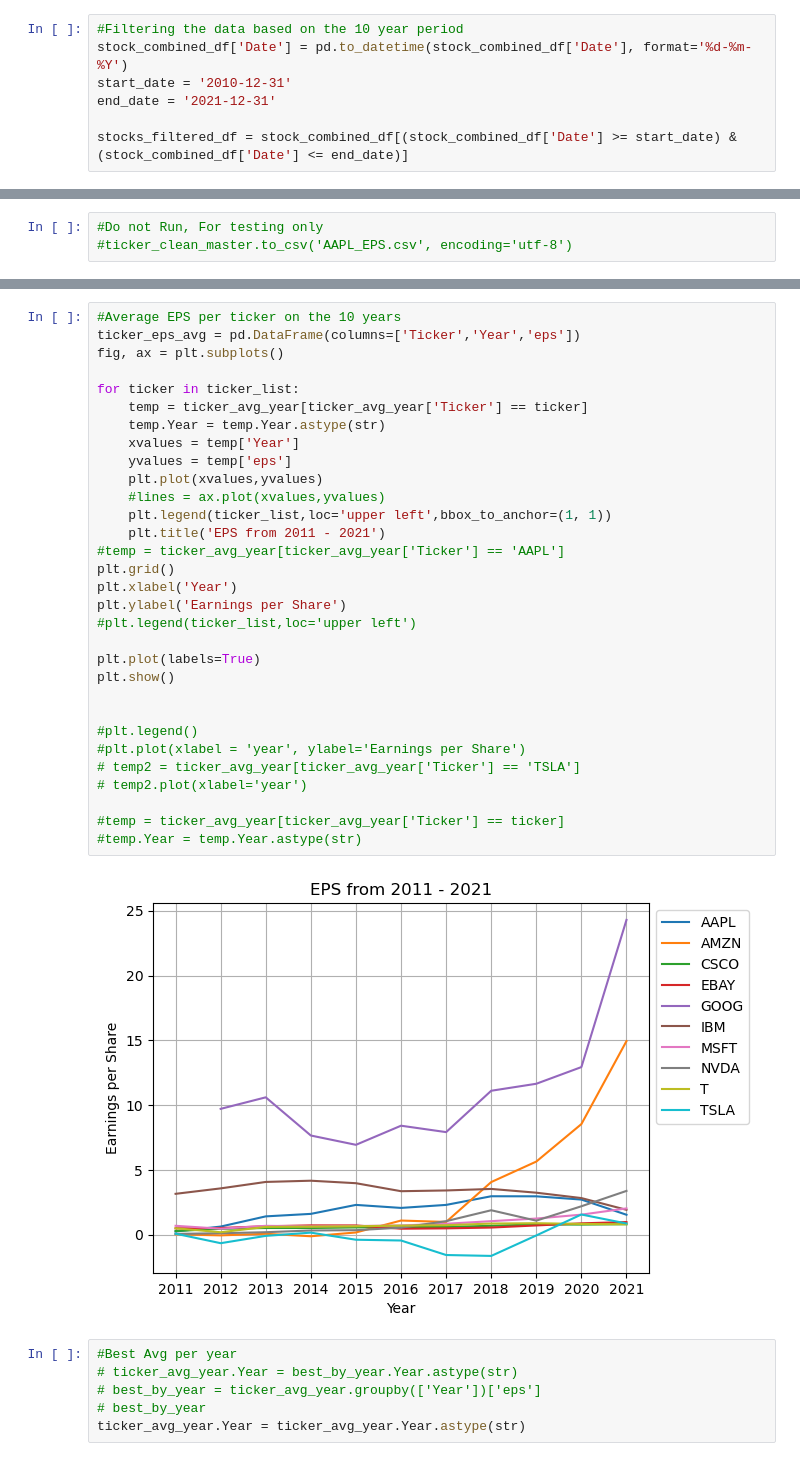
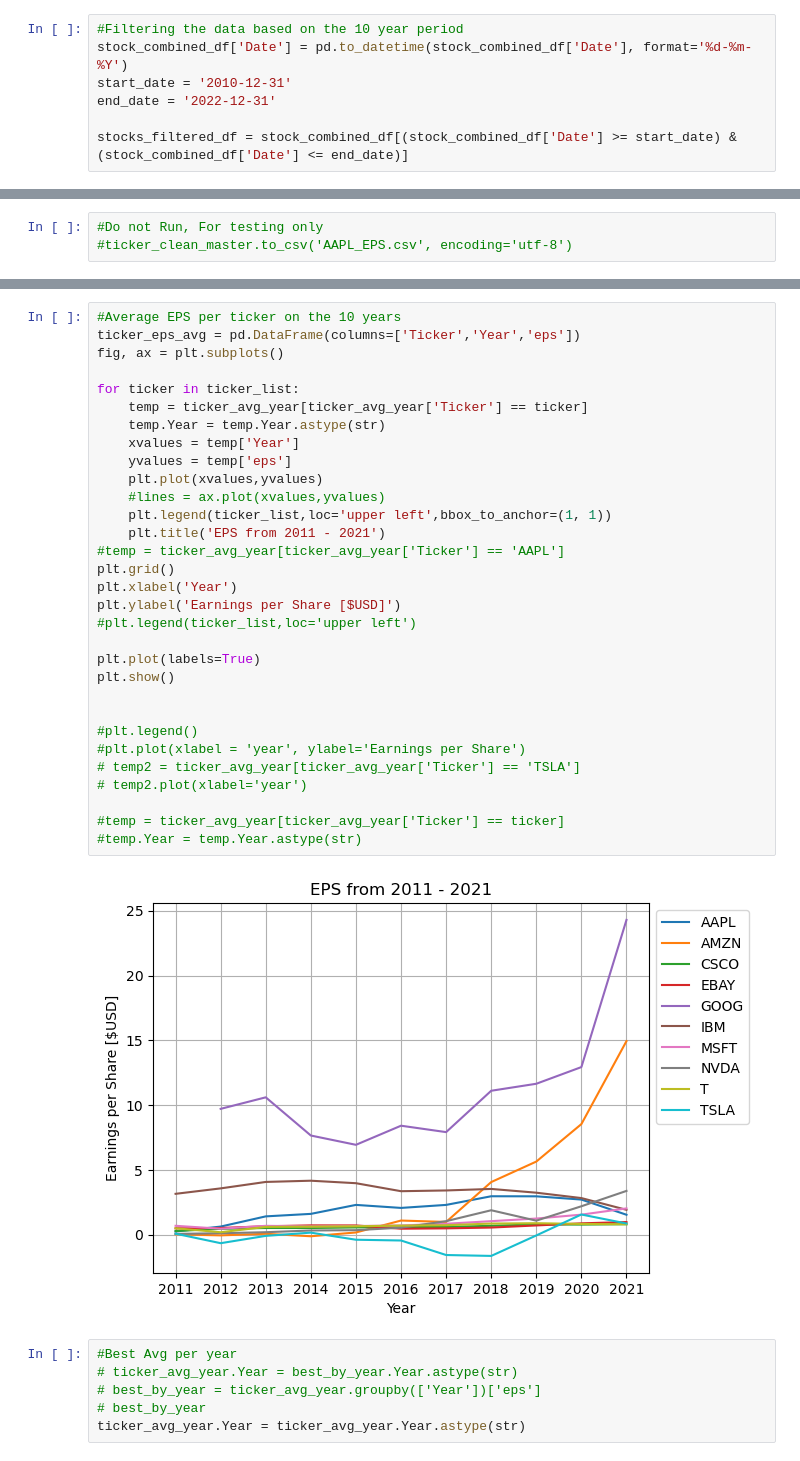
Before and after one commit to salvarenga25/StockMarket_Project, a Jupyter notebook: Stock_Analysis.ipynb, the cells around one changed output, grey strips where cells are left out. Drawn from its saved outputs; the diff is of its cells as text.

```diff
--- a/Stock_Analysis.ipynb
+++ b/Stock_Analysis.ipynb
@@ -91,7 +92,7 @@ dtype: int64
 #Filtering the data based on the 10 year period
 stock_combined_df['Date'] = pd.to_datetime(stock_combined_df['Date'], format='%d-%m-%Y')
 start_date = '2010-12-31'
-end_date = '2021-12-31'
+end_date = '2022-12-31'
 
 stocks_filtered_df = stock_combined_df[(stock_combined_df['Date'] >= start_date) & (stock_combined_df['Date'] <= end_date)]
 # %%
@@ -222,35 +248,35 @@ ticker_avg_year[ticker_avg_year['Ticker']=='AAPL']
 #Average EPS per ticker on the 10 years
 ticker_eps_avg = pd.DataFrame(columns=['Ticker','Year','eps'])
 fig, ax = plt.subplots()
 
 for ticker in ticker_list:
     temp = ticker_avg_year[ticker_avg_year['Ticker'] == ticker]
     temp.Year = temp.Year.astype(str)
     xvalues = temp['Year']
     yvalues = temp['eps']
     plt.plot(xvalues,yvalues)
     #lines = ax.plot(xvalues,yvalues)
     plt.legend(ticker_list,loc='upper left',bbox_to_anchor=(1, 1))
     plt.title('EPS from 2011 - 2021')
 #temp = ticker_avg_year[ticker_avg_year['Ticker'] == 'AAPL']
 plt.grid()
 plt.xlabel('Year')
-plt.ylabel('Earnings per Share')
+plt.ylabel('Earnings per Share [$USD]')
 #plt.legend(ticker_list,loc='upper left')
 
 plt.plot(labels=True)
 plt.show()
 
 
 #plt.legend()
 #plt.plot(xlabel = 'year', ylabel='Earnings per Share')
 # temp2 = ticker_avg_year[ticker_avg_year['Ticker'] == 'TSLA']
 # temp2.plot(xlabel='year')
 
 #temp = ticker_avg_year[ticker_avg_year['Ticker'] == ticker]
 #temp.Year = temp.Year.astype(str)
 # %% [output]
-[figure, old version]
+[figure, new version]
 # %%
 #Best Avg per year
 # ticker_avg_year.Year = best_by_year.Year.astype(str)
```
Also changed, not shown: parts of 9 cells of this notebook, 2 other files.
